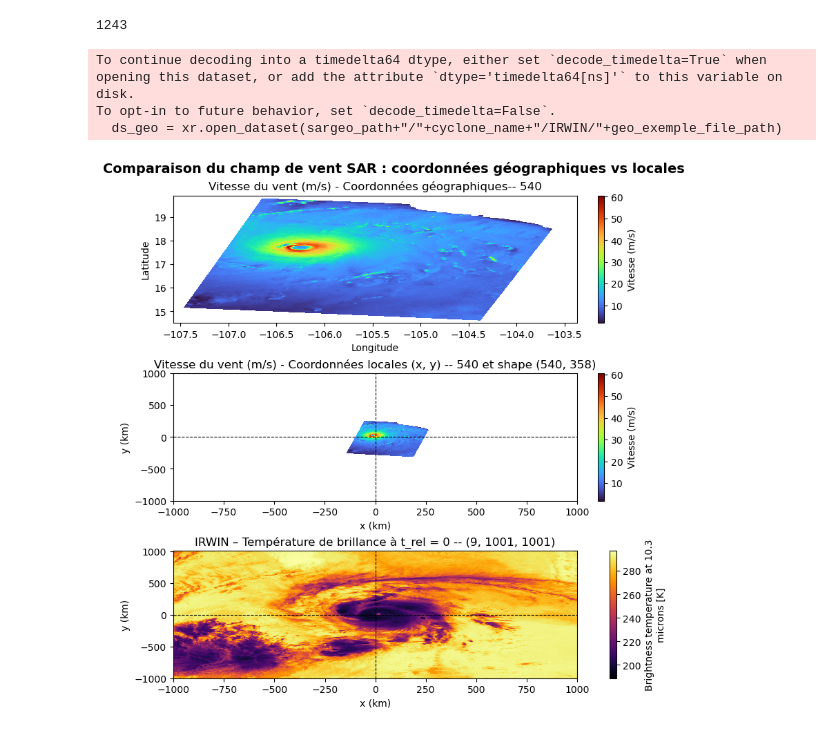
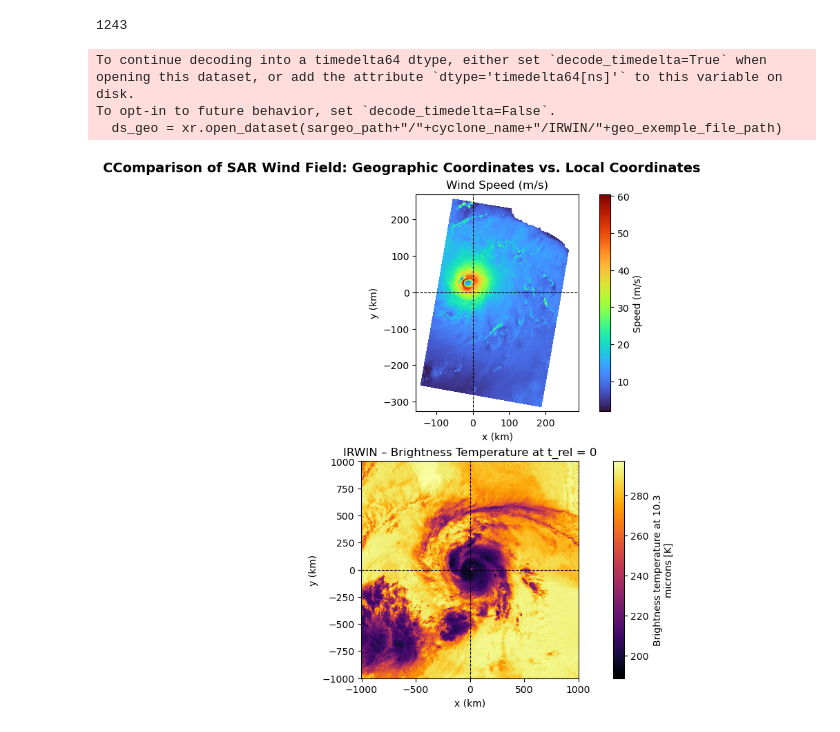
Before and after one commit to medtannaoui/ifremer_multimodality, a Jupyter notebook: changement_de_coordonnées.ipynb, the cells around one changed output. Saved outputs shown, nothing was run; the diff lists cells and outputs as text; code cells hidden in the pictures.

Commit message:
changement avec le centre de cyclone et les 4 de test

```diff
--- a/changement_de_coordonnées.ipynb
+++ b/changement_de_coordonnées.ipynb
@@ -38,83 +34,49 @@ len(os.listdir("donnees_sar_changes"))
 1243
 # %%
 i = 0
-lim = True
+lim = False
 # %%
 # Création de la figure
 i = i+1
 sargeo_path = "/scale/project/ifremer-isi-jumeaunumerique/SARGEO/prototype/v01r02/cyclobs"
 row = sargeo_modif_df[sargeo_modif_df["sar_xy"] != 0].iloc[i]
 sar_xy_exemple_file_path = row["sar_xy"]
 cyclone_name = row["cyclone"]
 geo_exemple_file_path = row["fichier"]
 ds_sar_xy = xr.open_dataset(sar_xy_exemple_file_path)
 ds_geo = xr.open_dataset(sargeo_path+"/"+cyclone_name+"/IRWIN/"+geo_exemple_file_path)
-fig, axes = plt.subplots(3, 1, figsize=(8, 8), constrained_layout=True)
+fig, axes = plt.subplots(2, 1, figsize=(8, 8), constrained_layout=True)
 
-# --- 1️⃣ Coordonnées géographiques ---
-# im00 = axes[0,0].pcolormesh(
-#     ds_sar_xy["owiLon"], ds_sar_xy["owiLat"],
-#     ds_sar_xy["owiWindDirection"], cmap="twilight", shading='auto'
-# )
-# axes[0,0].set_title("Direction du vent (°) - Coordonnées géographiques", fontsize=12)
-# axes[0,0].set_xlabel("Longitude")
-# axes[0,0].set_ylabel("Latitude")
-# cbar00 = fig.colorbar(im00, ax=axes[0,0], orientation="vertical", pad=0.02)
-# cbar00.set_label("° (par rapport au Nord)", rotation=90)
+im11 = axes[0].pcolormesh(
+    ds_sar_xy["x_sar"], ds_sar_xy["y_sar"],
+    ds_sar_xy["owiWindSpeed"], cmap="turbo", shading='auto',
+)
+axes[0].set_title(f"Wind Speed (m/s)", fontsize=12)
+axes[0].set_xlabel("x (km)")
+axes[0].set_ylabel("y (km)")
+axes[0].set_aspect('equal', adjustable='box')
+axes[0].axhline(0, color='black', linestyle='--', linewidth=0.8)
+axes[0].axvline(0, color='black', linestyle='--', linewidth=0.8)
+if lim :
+    axes[0].set_xlim(-1000,1000)
+    axes[0].set_ylim(-1000,1000)
+cbar11 = fig.colorbar(im11, ax=axes[0], orientation="vertical", pad=0.02)
+cbar11.set_label("Speed (m/s)", rotation=90)
 
-# --- 2️⃣ Coordonnées géographiques ---
-im01 = axes[0].pcolormesh(
-    ds_sar_xy["owiLon"], ds_sar_xy["owiLat"],
-    ds_sar_xy["owiWindSpeed"], cmap="turbo", shading='auto'
-)
-axes[0].set_title(f"Vitesse du vent (m/s) - Coordonnées géographiques-- {len(ds_sar_xy["owiLon"])}", fontsize=12)
-axes[0].set_xlabel("Longitude")
-axes[0].set_ylabel("Latitude")
-cbar01 = fig.colorbar(im01, ax=axes[0], orientation="vertical", pad=0.02)
-cbar01.set_label("Vitesse (m/s)", rotation=90)
-
-# # --- 3️⃣ Coordonnées locales (centrées cyclone) ---
-# im10 = axes[1,0].pcolormesh(
-#     ds_sar_xy["x_sar"], ds_sar_xy["y_sar"],
-#     ds_sar_xy["owiWindDirection"], cmap="twilight", shading='auto'
-# )
-# axes[1,0].set_title("Direction du vent (°) - Coordonnées locales (x, y)", fontsize=12)
-# axes[1,0].set_xlabel("x (km)")
-# axes[1,0].set_ylabel("y (km)")
-# axes[1,0].axhline(0, color='white', linestyle='--', linewidth=0.8)
-# axes[1,0].axvline(0, color='white', linestyle='--', linewidth=0.8)
-# cbar10 = fig.colorbar(im10, ax=axes[1,0], orientation="vertical", pad=0.02)
-# cbar10.set_label("° (par rapport au Nord)", rotation=90)
-
-# --- 4️⃣ Coordonnées locales ---
-im11 = axes[1].pcolormesh(
-    ds_sar_xy["x_sar"], ds_sar_xy["y_sar"],
-    ds_sar_xy["owiWindSpeed"], cmap="turbo", shading='auto'
-)
-axes[1].set_title(f"Vitesse du vent (m/s) - Coordonnées locales (x, y) -- {len(ds_sar_xy["owiWindSpeed"])} et shape {ds_sar_xy["owiWindSpeed"].shape}", fontsize=12)
+#image GEO
+ds_geo["IRWIN"].sel(t_rel=0).plot.imshow(cmap='inferno', ax=axes[1])
+axes[1].set_title(f"IRWIN – Brightness Temperature at t_rel = 0")
 axes[1].set_xlabel("x (km)")
 axes[1].set_ylabel("y (km)")
+axes[1].set_aspect('equal', adjustable='box')
 axes[1].axhline(0, color='black', linestyle='--', linewidth=0.8)
 axes[1].axvline(0, color='black', linestyle='--', linewidth=0.8)
-if lim :
-    axes[1].set_xlim(-1000,1000)
-    axes[1].set_ylim(-1000,1000)
-cbar11 = fig.colorbar(im11, ax=axes[1], orientation="vertical", pad=0.02)
-cbar11.set_label("Vitesse (m/s)", rotation=90)
-
-#image GEO
-ds_geo["IRWIN"].sel(t_rel=0).plot.imshow(cmap='inferno', ax=axes[2])
-axes[2].set_title(f"IRWIN – Température de brillance à t_rel = 0 -- {ds_geo["IRWIN"].shape}")
-axes[2].set_xlabel("x (km)")
-axes[2].set_ylabel("y (km)")
-axes[2].axhline(0, color='black', linestyle='--', linewidth=0.8)
-axes[2].axvline(0, color='black', linestyle='--', linewidth=0.8)
 
 # --- Ajustement global ---
-fig.suptitle("Comparaison du champ de vent SAR : coordonnées géographiques vs locales", fontsize=14, fontweight='bold')
+fig.suptitle("CComparison of SAR Wind Field: Geographic Coordinates vs. Local Coordinates", fontsize=14, fontweight='bold')
 plt.show()
 # %% [output]
 To continue decoding into a timedelta64 dtype, either set `decode_timedelta=True` when opening this dataset, or add the attribute `dtype='timedelta64[ns]'` to this variable on disk.
 To opt-in to future behavior, set `decode_timedelta=False`.
   ds_geo = xr.open_dataset(sargeo_path+"/"+cyclone_name+"/IRWIN/"+geo_exemple_file_path)
-[figure, old version]
+[figure, new version]
```
Also changed, not shown: parts of 9 cells of this notebook.
